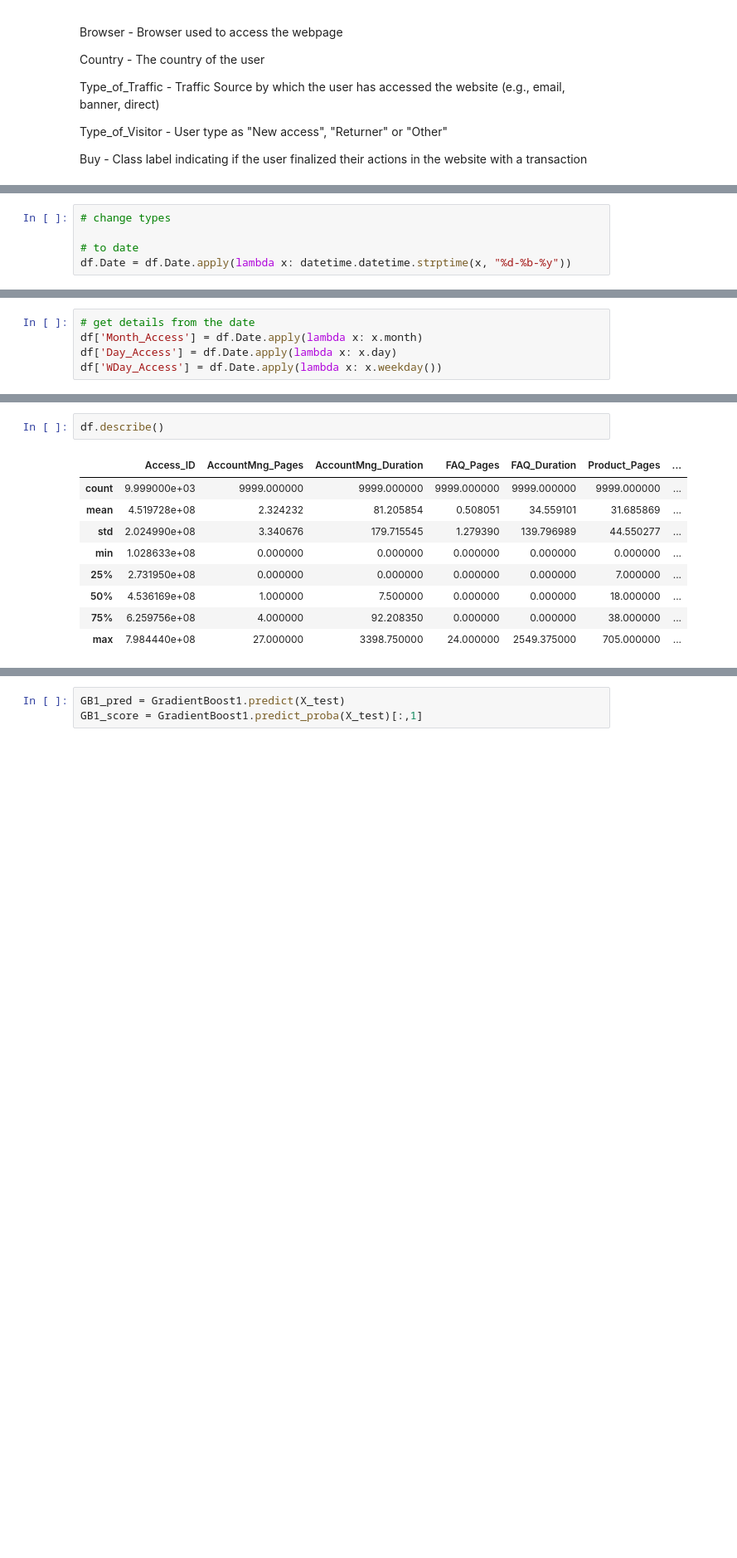
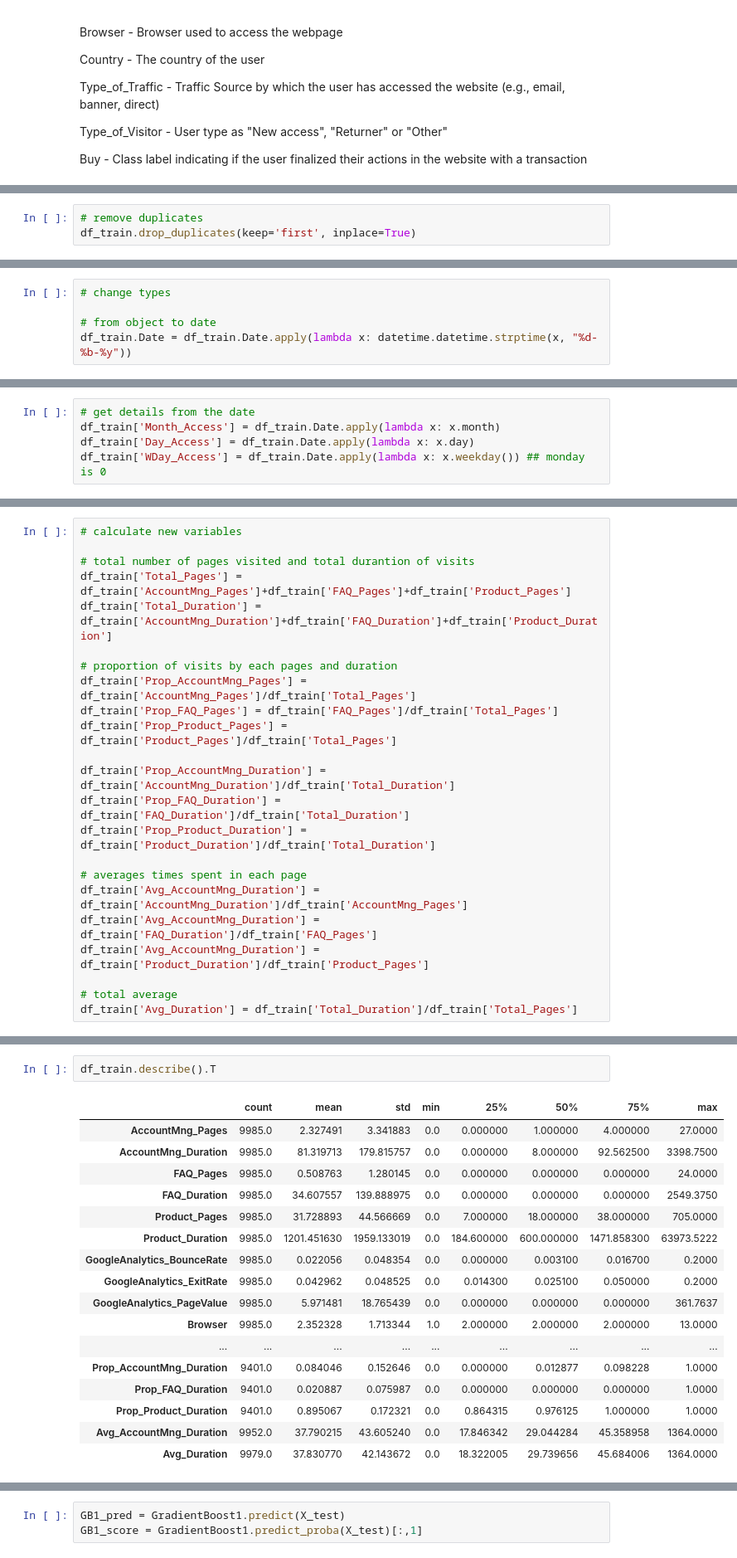
Before and after one commit to miguelince/propensity-to-buy, a Jupyter notebook: code/training_code.ipynb, the cells around one changed output, grey strips where cells are left out. Shown at 83% size. Saved outputs shown, nothing was run; the diff lists cells and outputs as text; blank space fills up the shorter version.

```diff
--- a/code/training_code.ipynb
+++ b/code/training_code.ipynb
@@ -86,0 +96,3 @@ df.duplicated(subset=['Access_ID']).sum()
+# %%
+# remove duplicates
+df_train.drop_duplicates(keep='first', inplace=True)
@@ -93,5 +108,5 @@ round(df.Buy.mean(),3)*100
 # %%
 # change types
 
-# to date
-df.Date = df.Date.apply(lambda x: datetime.datetime.strptime(x, "%d-%b-%y"))
+# from object to date
+df_train.Date = df_train.Date.apply(lambda x: datetime.datetime.strptime(x, "%d-%b-%y"))
@@ -98,5 +134,5 @@ df.Date = df.Date.apply(lambda x: datetime.datetime.strptime(x, "%d-%b-%y"))
 # %%
 # get details from the date
-df['Month_Access'] = df.Date.apply(lambda x: x.month)
-df['Day_Access'] = df.Date.apply(lambda x: x.day)
-df['WDay_Access'] = df.Date.apply(lambda x: x.weekday())
+df_train['Month_Access'] = df_train.Date.apply(lambda x: x.month)
+df_train['Day_Access'] = df_train.Date.apply(lambda x: x.day)
+df_train['WDay_Access'] = df_train.Date.apply(lambda x: x.weekday()) ## monday is 0
@@ -124,3 +139,26 @@ Name: WDay_Access, dtype: int64
+# %%
+# calculate new variables
+
+# total number of pages visited and total durantion of visits
+df_train['Total_Pages'] = df_train['AccountMng_Pages']+df_train['FAQ_Pages']+df_train['Product_Pages']
+df_train['Total_Duration'] = df_train['AccountMng_Duration']+df_train['FAQ_Duration']+df_train['Product_Duration']
+
+# proportion of visits by each pages and duration
+df_train['Prop_AccountMng_Pages'] = df_train['AccountMng_Pages']/df_train['Total_Pages']
+df_train['Prop_FAQ_Pages'] = df_train['FAQ_Pages']/df_train['Total_Pages']
+df_train['Prop_Product_Pages'] = df_train['Product_Pages']/df_train['Total_Pages']
+
+df_train['Prop_AccountMng_Duration'] = df_train['AccountMng_Duration']/df_train['Total_Duration']
+df_train['Prop_FAQ_Duration'] = df_train['FAQ_Duration']/df_train['Total_Duration']
+df_train['Prop_Product_Duration'] = df_train['Product_Duration']/df_train['Total_Duration']
+
+# averages times spent in each page
+df_train['Avg_AccountMng_Duration'] = df_train['AccountMng_Duration']/df_train['AccountMng_Pages']
+df_train['Avg_AccountMng_Duration'] = df_train['FAQ_Duration']/df_train['FAQ_Pages']
+df_train['Avg_AccountMng_Duration'] = df_train['Product_Duration']/df_train['Product_Pages']
+
+# total average
+df_train['Avg_Duration'] = df_train['Total_Duration']/df_train['Total_Pages']
 # %%
 
 ## distribution of categorical variables
@@ -182,15 +222,23 @@ df.head()
 # %%
-df.describe()
+df_train.describe().T
 # %% [output]
-|  | Access_ID | AccountMng_Pages | AccountMng_Duration | FAQ_Pages | FAQ_Duration | Product_Pages | ... |
-| count | 9.999000e+03 | 9999.000000 | 9999.000000 | 9999.000000 | 9999.000000 | 9999.000000 | ... |
-| mean | 4.519728e+08 | 2.324232 | 81.205854 | 0.508051 | 34.559101 | 31.685869 | ... |
-| std | 2.024990e+08 | 3.340676 | 179.715545 | 1.279390 | 139.796989 | 44.550277 | ... |
-| min | 1.028633e+08 | 0.000000 | 0.000000 | 0.000000 | 0.000000 | 0.000000 | ... |
-| 25% | 2.731950e+08 | 0.000000 | 0.000000 | 0.000000 | 0.000000 | 7.000000 | ... |
-| 50% | 4.536169e+08 | 1.000000 | 7.500000 | 0.000000 | 0.000000 | 18.000000 | ... |
-| 75% | 6.259756e+08 | 4.000000 | 92.208350 | 0.000000 | 0.000000 | 38.000000 | ... |
-| max | 7.984440e+08 | 27.000000 | 3398.750000 | 24.000000 | 2549.375000 | 705.000000 | ... |
+|  | count | mean | std | min | 25% | 50% | 75% | max |
+| AccountMng_Pages | 9985.0 | 2.327491 | 3.341883 | 0.0 | 0.000000 | 1.000000 | 4.000000 | 27.0000 |
+| AccountMng_Duration | 9985.0 | 81.319713 | 179.815757 | 0.0 | 0.000000 | 8.000000 | 92.562500 | 3398.7500 |
+| FAQ_Pages | 9985.0 | 0.508763 | 1.280145 | 0.0 | 0.000000 | 0.000000 | 0.000000 | 24.0000 |
+| FAQ_Duration | 9985.0 | 34.607557 | 139.888975 | 0.0 | 0.000000 | 0.000000 | 0.000000 | 2549.3750 |
+| Product_Pages | 9985.0 | 31.728893 | 44.566669 | 0.0 | 7.000000 | 18.000000 | 38.000000 | 705.0000 |
+| Product_Duration | 9985.0 | 1201.451630 | 1959.133019 | 0.0 | 184.600000 | 600.000000 | 1471.858300 | 63973.5222 |
+| GoogleAnalytics_BounceRate | 9985.0 | 0.022056 | 0.048354 | 0.0 | 0.000000 | 0.003100 | 0.016700 | 0.2000 |
+| GoogleAnalytics_ExitRate | 9985.0 | 0.042962 | 0.048525 | 0.0 | 0.014300 | 0.025100 | 0.050000 | 0.2000 |
+| GoogleAnalytics_PageValue | 9985.0 | 5.971481 | 18.765439 | 0.0 | 0.000000 | 0.000000 | 0.000000 | 361.7637 |
+| Browser | 9985.0 | 2.352328 | 1.713344 | 1.0 | 2.000000 | 2.000000 | 2.000000 | 13.0000 |
+| ... | ... | ... | ... | ... | ... | ... | ... | ... |
+| Prop_AccountMng_Duration | 9401.0 | 0.084046 | 0.152646 | 0.0 | 0.000000 | 0.012877 | 0.098228 | 1.0000 |
+| Prop_FAQ_Duration | 9401.0 | 0.020887 | 0.075987 | 0.0 | 0.000000 | 0.000000 | 0.000000 | 1.0000 |
+| Prop_Product_Duration | 9401.0 | 0.895067 | 0.172321 | 0.0 | 0.864315 | 0.976125 | 1.000000 | 1.0000 |
+| Avg_AccountMng_Duration | 9952.0 | 37.790215 | 43.605240 | 0.0 | 17.846342 | 29.044284 | 45.358958 | 1364.0000 |
+| Avg_Duration | 9979.0 | 37.830770 | 42.143672 | 0.0 | 18.322005 | 29.739656 | 45.684006 | 1364.0000 |
 # %%
 ## encoding
 
```
Also changed, not shown: parts of 47 cells of this notebook.
